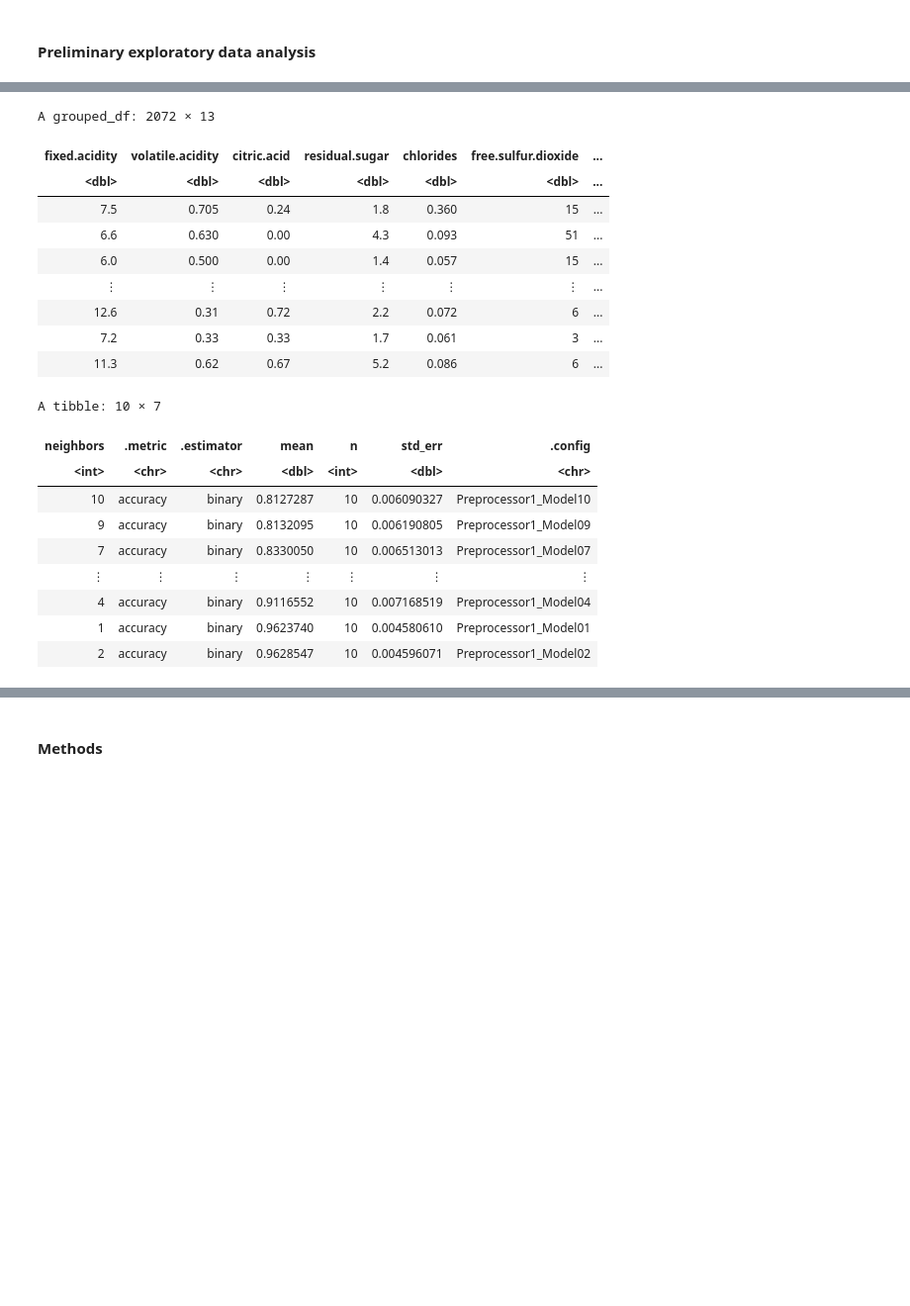
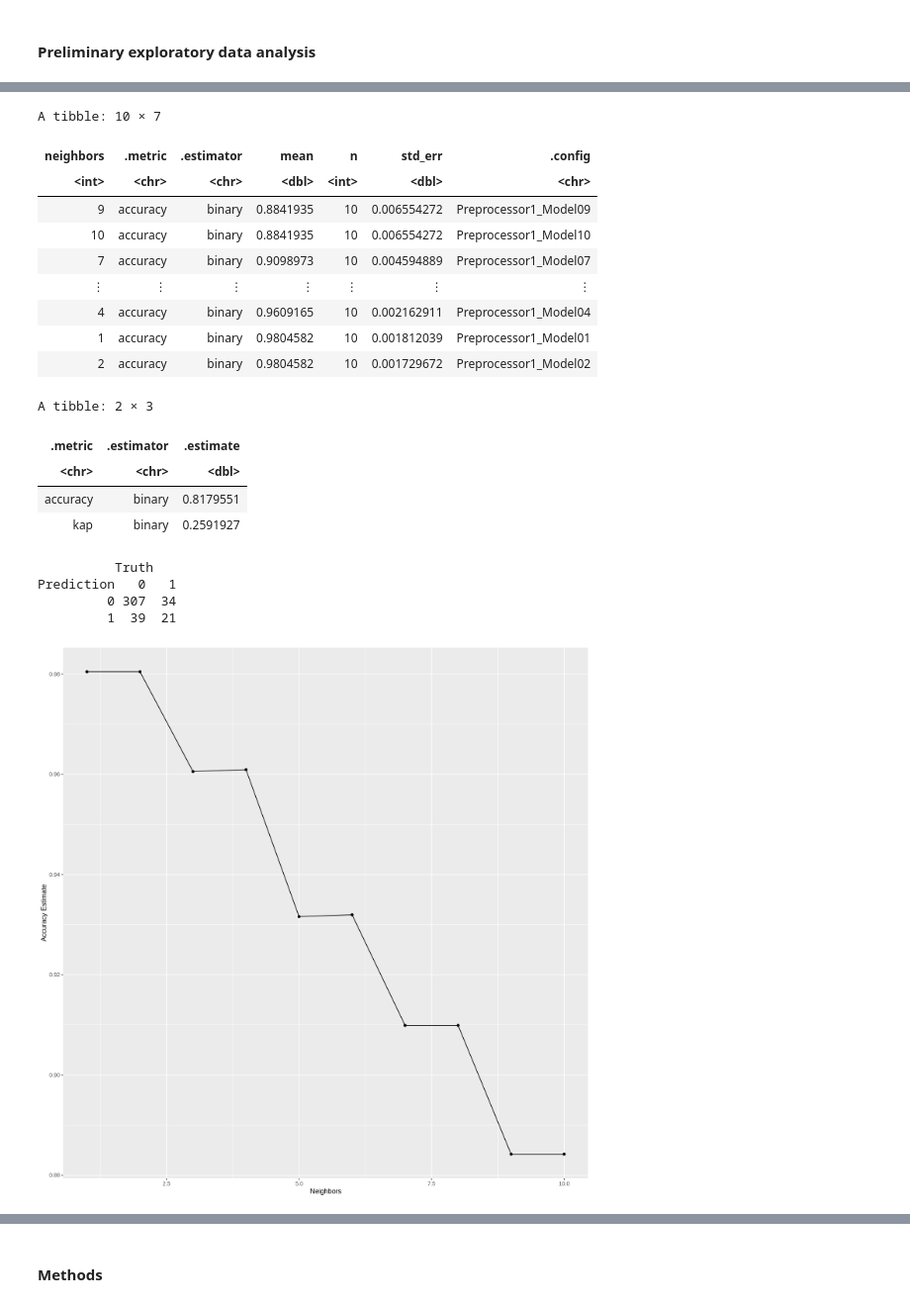
Before and after one commit to man-on-wire/Vinho-Verde, a Jupyter notebook: Written Proposal.ipynb, the cells around one changed output, grey strips where cells are left out. Shown at 99% size. Saved outputs shown, nothing was run; the diff lists cells and outputs as text; code cells hidden in the pictures; blank space fills up the shorter version.

```diff
--- a/Written Proposal.ipynb
+++ b/Written Proposal.ipynb
@@ -83,49 +58,79 @@ A grouped_df: 2764 × 13
 # %%
-red_wine_split <- initial_split(red_wine, prop = 0.75, strata = quality)
-red_wine_train <- training(red_wine_split)
+red_wine_split <- initial_split(red_wine, prop = 0.75, strata = new_quality)
+
+red_wine_train <- training(red_wine_split) |>
+    #step_upsample(new_quality, over_ratio = 1, skip = FALSE)
+    group_by(new_quality) |>
+    slice_sample(n = max(table(red_wine$new_quality)), replace = TRUE)
+
 red_wine_test <- testing(red_wine_split)
-red_wine_train
-# %% [output]
-A grouped_df: 2072 × 13
-| fixed.acidity | volatile.acidity | citric.acid | residual.sugar | chlorides | free.sulfur.dioxide | ... |
-| <dbl> | <dbl> | <dbl> | <dbl> | <dbl> | <dbl> | ... |
-| 7.5 | 0.705 | 0.24 | 1.8 | 0.360 | 15 | ... |
-| 6.6 | 0.630 | 0.00 | 4.3 | 0.093 | 51 | ... |
-| 6.0 | 0.500 | 0.00 | 1.4 | 0.057 | 15 | ... |
-| ⋮ | ⋮ | ⋮ | ⋮ | ⋮ | ⋮ | ... |
-| 12.6 | 0.31 | 0.72 | 2.2 | 0.072 | 6 | ... |
-| 7.2 | 0.33 | 0.33 | 1.7 | 0.061 | 3 | ... |
-| 11.3 | 0.62 | 0.67 | 5.2 | 0.086 | 6 | ... |
 # %%
+set.seed(2020)
+
 wine_recipe <- recipe(new_quality~ alcohol + pH + fixed.acidity, data = red_wine_train) |>
     step_scale(all_predictors()) |>
     step_center(all_predictors())
 
 knn_tune <- nearest_neighbor(weight_func = "rectangular", neighbors = tune()) |>
     set_engine("kknn") |>
     set_mode("classification")
 
 wine_vfold <- vfold_cv(red_wine_train, v = 10, strata = new_quality)
 
 kvals <- tibble(neighbors = seq(1,10))
 
 wine_results <- workflow() |>
     add_recipe(wine_recipe) |>
     add_model(knn_tune) |>
     tune_grid(resamples = wine_vfold, grid = kvals) |>
     collect_metrics() |>
     filter(.metric == "accuracy")|>
     arrange(mean)
 
+accuracy_versus_k <- ggplot(wine_results, aes(x = neighbors, y = mean))+
+       geom_point() +
+       geom_line() +
+       labs(x = "Neighbors", y = "Accuracy Estimate")
+
+knn_2 <- nearest_neighbor(weight_func = "rectangular", neighbors = 2) |>
+    set_engine("kknn") |>
+    set_mode("classification")
+
+wine_fit <- workflow() |>
+       add_recipe(wine_recipe) |>
+       add_model(knn_2) |>
+       fit(data = red_wine_train)
+
+wine_test_predictions <- predict(wine_fit, red_wine_test) |>
+       bind_cols(red_wine_test) |>
+       metrics(truth = new_quality, estimate = .pred_class)
+
+wine_mat <- predict(wine_fit, red_wine_test) |>
+       bind_cols(red_wine_test) |>
+       conf_mat(truth = new_quality, estimate = .pred_class)
+
 wine_results
+accuracy_versus_k
+wine_test_predictions
+wine_mat
 # %% [output]
 A tibble: 10 × 7
 | neighbors | .metric | .estimator | mean | n | std_err | .config |
 | <int> | <chr> | <chr> | <dbl> | <int> | <dbl> | <chr> |
-| 10 | accuracy | binary | 0.8127287 | 10 | 0.006090327 | Preprocessor1_Model10 |
-| 9 | accuracy | binary | 0.8132095 | 10 | 0.006190805 | Preprocessor1_Model09 |
-| 7 | accuracy | binary | 0.8330050 | 10 | 0.006513013 | Preprocessor1_Model07 |
+| 9 | accuracy | binary | 0.8841935 | 10 | 0.006554272 | Preprocessor1_Model09 |
+| 10 | accuracy | binary | 0.8841935 | 10 | 0.006554272 | Preprocessor1_Model10 |
+| 7 | accuracy | binary | 0.9098973 | 10 | 0.004594889 | Preprocessor1_Model07 |
 | ⋮ | ⋮ | ⋮ | ⋮ | ⋮ | ⋮ | ⋮ |
-| 4 | accuracy | binary | 0.9116552 | 10 | 0.007168519 | Preprocessor1_Model04 |
-| 1 | accuracy | binary | 0.9623740 | 10 | 0.004580610 | Preprocessor1_Model01 |
-| 2 | accuracy | binary | 0.9628547 | 10 | 0.004596071 | Preprocessor1_Model02 |
+| 4 | accuracy | binary | 0.9609165 | 10 | 0.002162911 | Preprocessor1_Model04 |
+| 1 | accuracy | binary | 0.9804582 | 10 | 0.001812039 | Preprocessor1_Model01 |
+| 2 | accuracy | binary | 0.9804582 | 10 | 0.001729672 | Preprocessor1_Model02 |
+A tibble: 2 × 3
+| .metric | .estimator | .estimate |
+| <chr> | <chr> | <dbl> |
+| accuracy | binary | 0.8179551 |
+| kap | binary | 0.2591927 |
+          Truth
+Prediction   0   1
+         0 307  34
+         1  39  21
+[figure, added]
```
Also changed, not shown: parts of 6 cells of this notebook.
